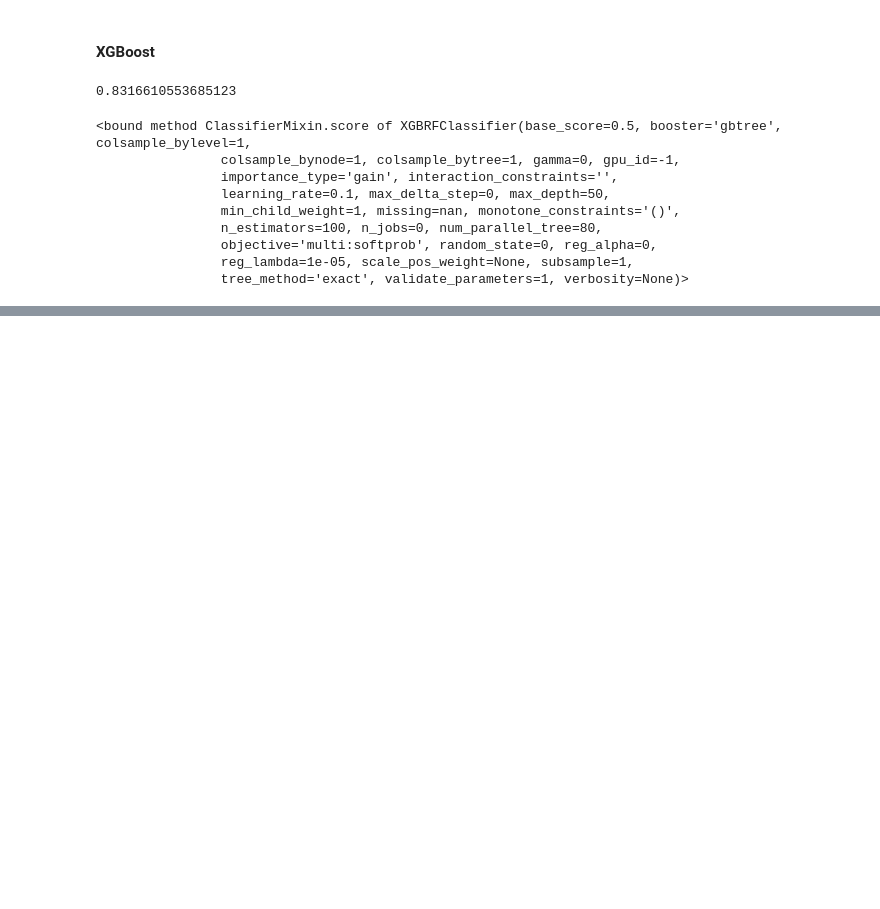
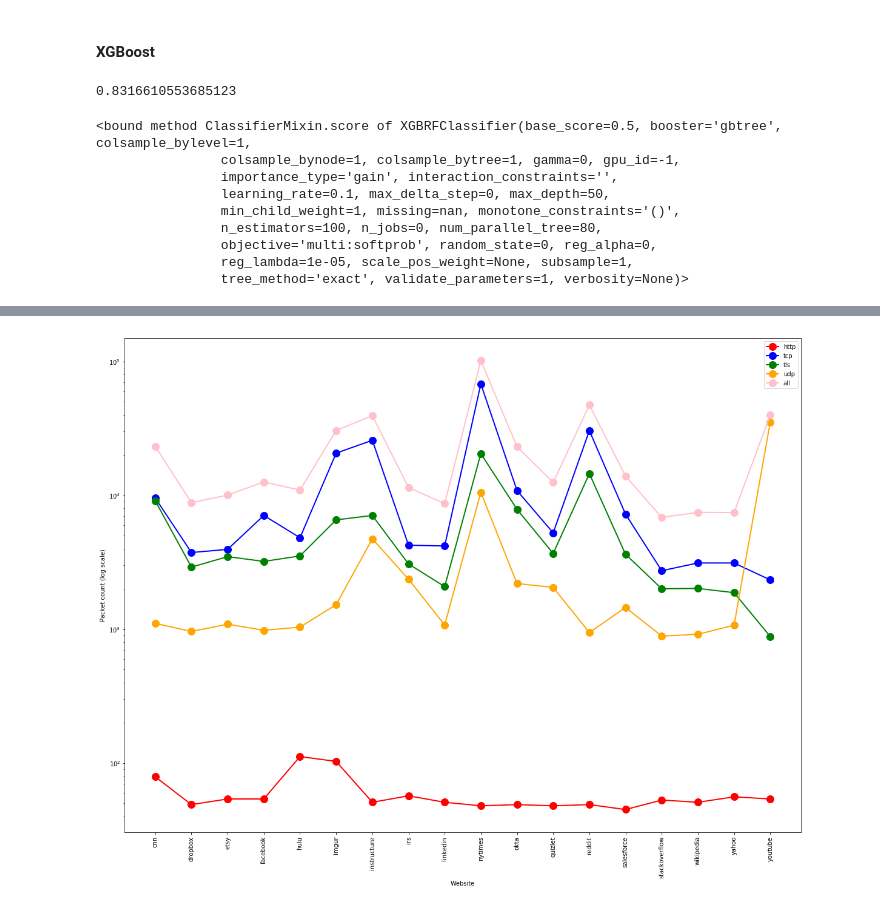
Before and after one commit to mbronckers/cmsc23360, a Jupyter notebook: p2/Submission.ipynb, the cells around one changed output, grey strips where cells are left out. Saved outputs shown, nothing was run; the diff lists cells and outputs as text; code cells hidden in the pictures; blank space fills up the shorter version.

```diff
--- a/p2/Submission.ipynb
+++ b/p2/Submission.ipynb
@@ -1839,0 +1843,45 @@ xgb_model.score
+# %%
+import os
+import pandas as pd
+
+path = './collection'
+col_names = ["website-index", "time", "direction", "packet size"]
+
+result = {}
+
+proto_folders = ['df_http', 'df_tcp', 'df_udp', 'df_tls', 'all']
+
+for protocol in proto_folders:
+    df_one = pd.read_csv(path+"/"+protocol+"/"+"Day1-parsed-ondevice.csv", header=0, names=col_names, error_bad_lines=False, warn_bad_lines=False, quotechar='^')
+    df_two = pd.read_csv(path+"/"+protocol+"/"+"Day2-parsed-ondevice.csv", header=0, names=col_names, error_bad_lines=False, warn_bad_lines=False, quotechar='^')
+    df_three = pd.read_csv(path+"/"+protocol+"/"+"Day3-parsed-ondevice.csv", header=0, names=col_names, error_bad_lines=False, warn_bad_lines=False, quotechar='^')
+    df = pd.concat([df_one, df_two, df_three])
+    packet_counts = df.groupby('website-index')['time'].count()
+    result[protocol] = packet_counts
+
+import matplotlib.pyplot as plt
+x_key = [key for key in result['df_http'].keys()]
+x_pos = [i for i, _ in enumerate(x_key)]
+
+http_results = [r for k, r in result['df_http'].items()]
+tcp_results = [r for k, r in result['df_tcp'].items()]
+tls_results = [r for k, r in result['df_tls'].items()]
+udp_results = [r for k, r in result['df_udp'].items()]
+all_results = [r for k, r in result['all'].items()]
+
+
+# multiple line plot
+plt.figure(figsize=(20,15))
+plt.plot(x_pos, http_results, marker='o', markerfacecolor='red', markersize=12, color='red', linewidth=2, label='http')
+plt.plot(x_pos, tcp_results, marker='o', markerfacecolor='blue', markersize=12, color='blue', linewidth=2, label='tcp')
+plt.plot(x_pos, tls_results, marker='o', markerfacecolor='green', markersize=12, color='green', linewidth=2, label='tls')
+plt.plot(x_pos, udp_results, marker='o', markerfacecolor='orange', markersize=12, color='orange', linewidth=2, label='udp')
+plt.plot(x_pos, all_results, marker='o', markerfacecolor='pink', markersize=12, color='pink', linewidth=2, label='all')
+plt.xticks(x_pos, x_key, rotation='vertical')
+plt.xlabel("Website")
+plt.ylabel("Packet count (log scale)")
+plt.yscale('log')
+plt.legend()
+plt.show()
+# %% [output]
+[figure, added]
```
Also changed, not shown: parts of 1 cell of this notebook.
